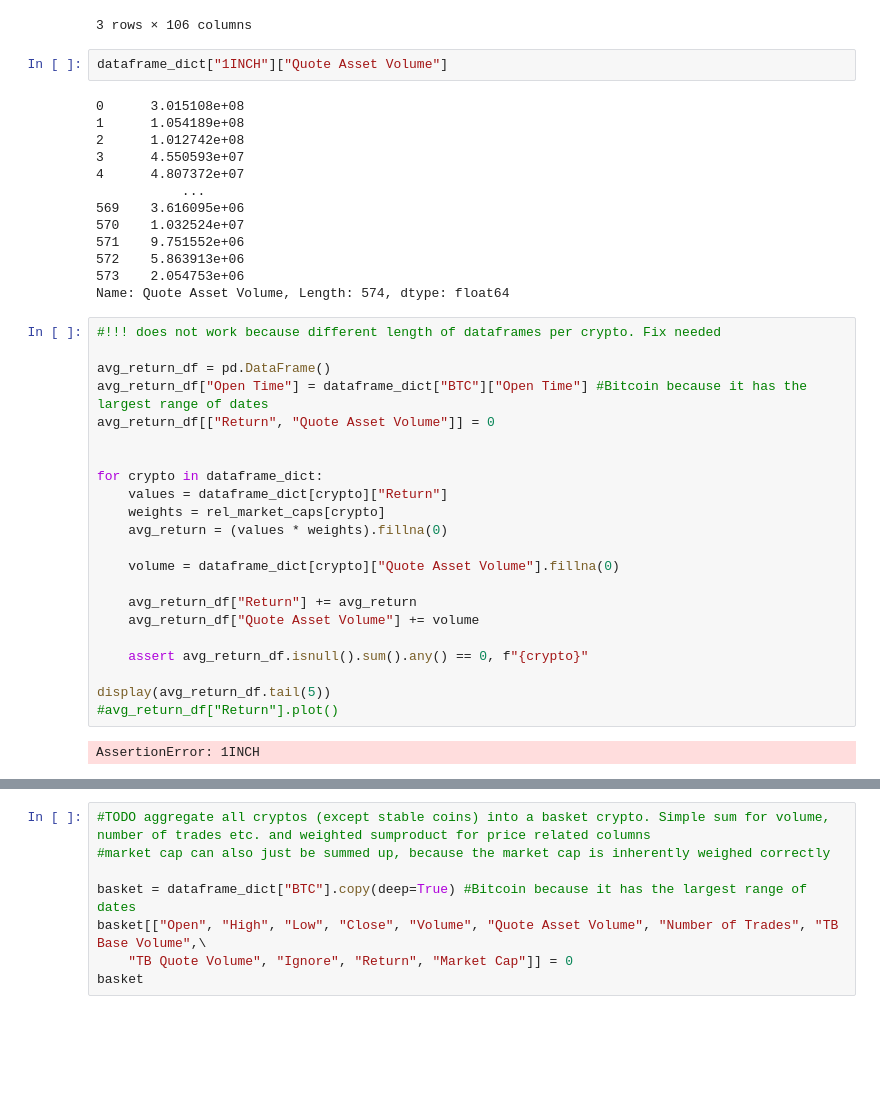
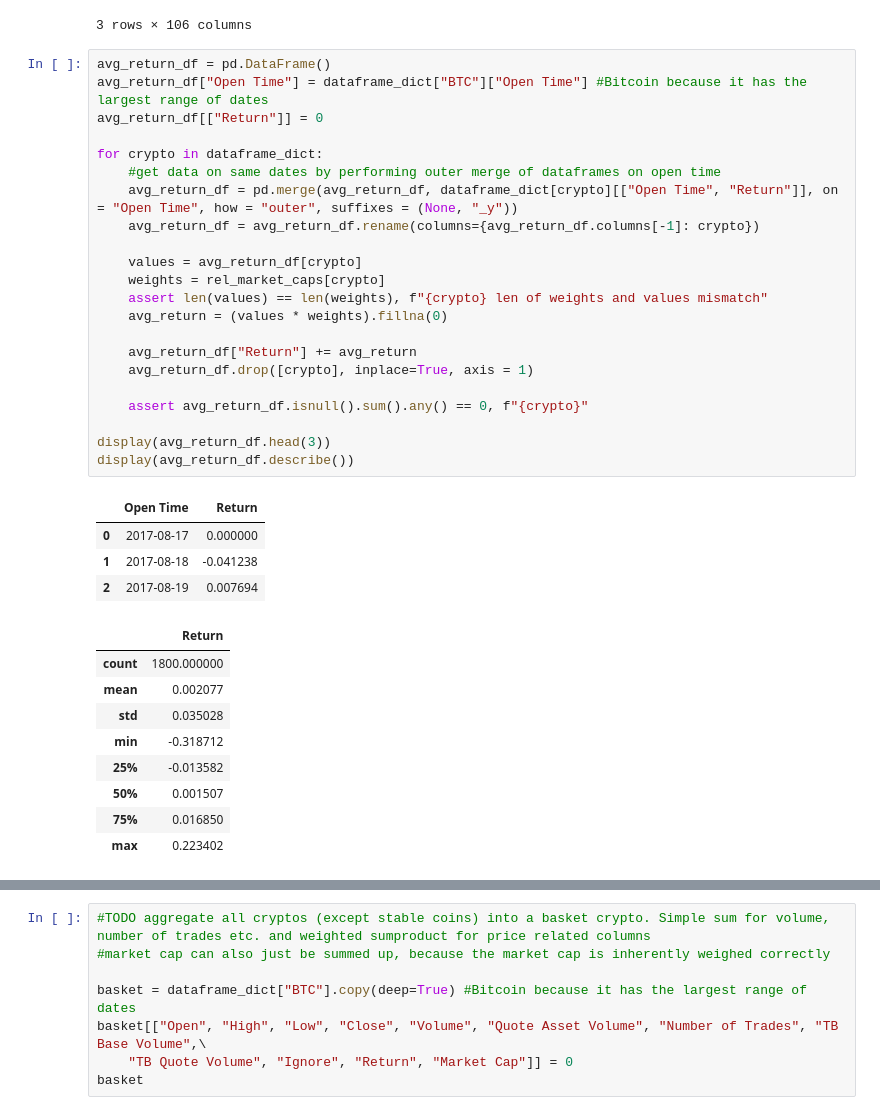
Before and after one commit to ireneannx/deeplearning_crypto, a Jupyter notebook: Code.ipynb, the cells around one changed output, grey strips where cells are left out. Cells and saved outputs as stored; diff of their text form; blank space fills up the shorter version.

```diff
--- a/Code.ipynb
+++ b/Code.ipynb
@@ -149,45 +145,42 @@ Setting market cap of stable coins to 0: ['USDP', 'TUSD']
 | 1798 | 2022-07-20 | 0.000449 | 0.001492 | 0.019567 | 0.002828 | 0.000469 | 0.002128 | 0.000546 | 0.00328 | 0.007908 | ... | ... |
 | 1799 | 2022-07-21 | 0.000451 | 0.001548 | 0.019655 | 0.002826 | 0.000454 | 0.002292 | 0.000555 | 0.003692 | 0.008279 | ... | ... |
 3 rows × 106 columns
-# %%
-dataframe_dict["1INCH"]["Quote Asset Volume"]
-# %% [output]
-0      3.015108e+08
-1      1.054189e+08
-2      1.012742e+08
-3      4.550593e+07
-4      4.807372e+07
-           ...
-569    3.616095e+06
-570    1.032524e+07
-571    9.751552e+06
-572    5.863913e+06
-573    2.054753e+06
-Name: Quote Asset Volume, Length: 574, dtype: float64
 # %%
-#!!! does not work because different length of dataframes per crypto. Fix needed
-
 avg_return_df = pd.DataFrame()
 avg_return_df["Open Time"] = dataframe_dict["BTC"]["Open Time"] #Bitcoin because it has the largest range of dates
-avg_return_df[["Return", "Quote Asset Volume"]] = 0
-
+avg_return_df[["Return"]] = 0
 
 for crypto in dataframe_dict:
-    values = dataframe_dict[crypto]["Return"]
+    #get data on same dates by performing outer merge of dataframes on open time
+    avg_return_df = pd.merge(avg_return_df, dataframe_dict[crypto][["Open Time", "Return"]], on = "Open Time", how = "outer", suffixes = (None, "_y"))
+    avg_return_df = avg_return_df.rename(columns={avg_return_df.columns[-1]: crypto})
+
+    values = avg_return_df[crypto]
     weights = rel_market_caps[crypto]
+    assert len(values) == len(weights), f"{crypto} len of weights and values mismatch"
     avg_return = (values * weights).fillna(0)
 
-    volume = dataframe_dict[crypto]["Quote Asset Volume"].fillna(0)
-
     avg_return_df["Return"] += avg_return
-    avg_return_df["Quote Asset Volume"] += volume
+    avg_return_df.drop([crypto], inplace=True, axis = 1)
 
     assert avg_return_df.isnull().sum().any() == 0, f"{crypto}"
 
-display(avg_return_df.tail(5))
-#avg_return_df["Return"].plot()
+display(avg_return_df.head(3))
+display(avg_return_df.describe())
 # %% [output]
-AssertionError: 1INCH
+|  | Open Time | Return |
+| 0 | 2017-08-17 | 0.000000 |
+| 1 | 2017-08-18 | -0.041238 |
+| 2 | 2017-08-19 | 0.007694 |
+|  | Return |
+| count | 1800.000000 |
+| mean | 0.002077 |
+| std | 0.035028 |
+| min | -0.318712 |
+| 25% | -0.013582 |
+| 50% | 0.001507 |
+| 75% | 0.016850 |
+| max | 0.223402 |
 # %%
 import matplotlib.pyplot as plt
 
```
Also changed, not shown: parts of 4 cells of this notebook.
